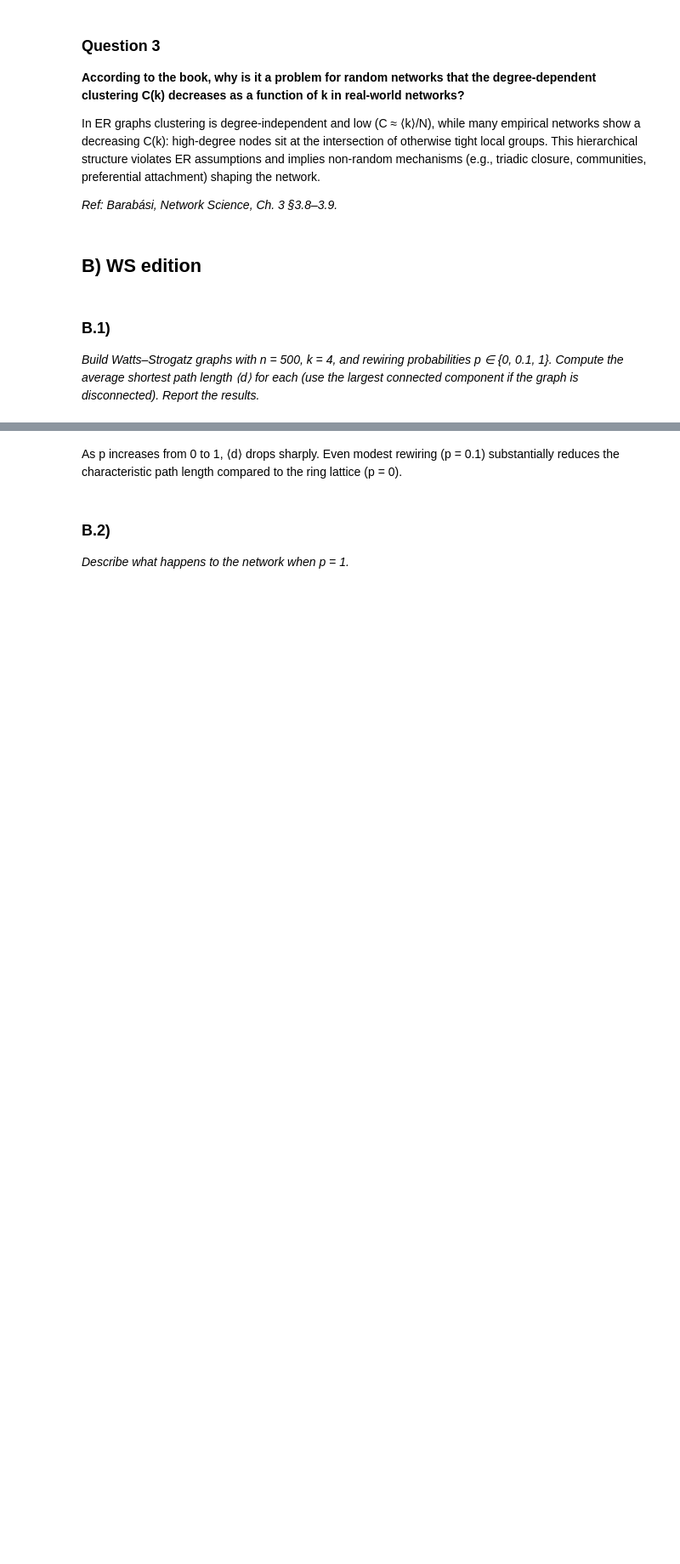
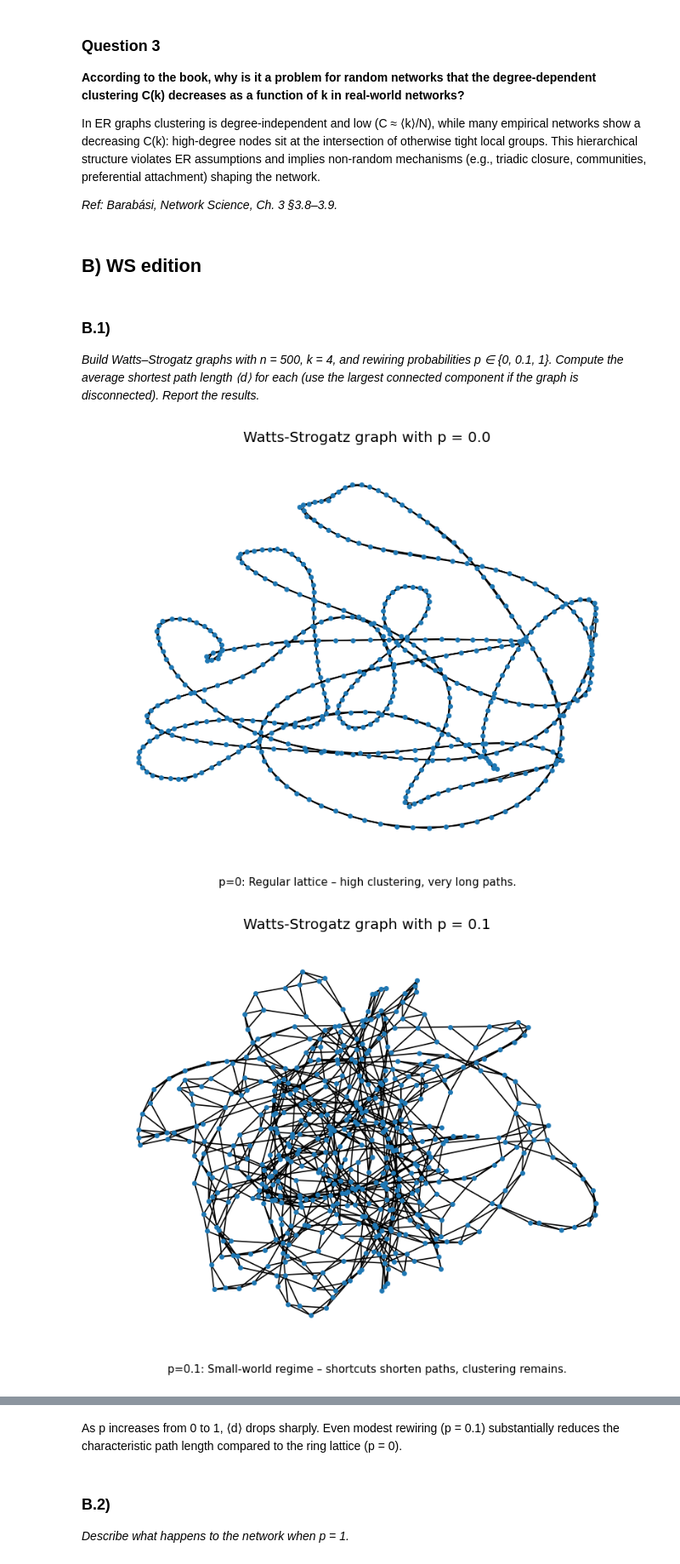
Before and after one commit to LeoItaly/02805-social-graphs-interactions, a Jupyter notebook: Assignment 1/Assignment 1.ipynb, the cells around one changed output, grey strips where cells are left out. Shown at 85% size. Saved outputs shown, nothing was run; the diff lists cells and outputs as text; code cells hidden in the pictures; blank space fills up the shorter version.

Commit message:
added plots in part 1 of as 1.1

```diff
--- a/Assignment 1/Assignment 1.ipynb
+++ b/Assignment 1/Assignment 1.ipynb
@@ -81,21 +81,38 @@ In ER graphs clustering is degree-independent and low (C ≈ ⟨k⟩/N), while m
 # %%
 n, k = 500, 4
 p_list = [0.0, 0.1, 1.0]
 
 
 # Use a fixed Random Generator to pass plain ints as seeds to NetworkX
 rng = np.random.default_rng(SEED)
 
+# Captions for each value of p
+captions = {
+    0: "p=0: Regular lattice – high clustering, very long paths.",
+    0.1: "p=0.1: Small-world regime – shortcuts shorten paths, clustering remains.",
+    1: "p=1: Random graph – minimal path length, almost no clustering."
+}
 
 results = []
 for p_val in p_list:
     # Different seeds per instance for fairness, but reproducible overall
     seed_val = int(rng.integers(1_000_000_000))
     G = nx.watts_strogatz_graph(n=n, k=k, p=p_val, seed=seed_val)
     d = avg_shortest_path_len_lcc(G)
     results.append((p_val, d))
+    # Plot the graph
+    plt.figure()
+    nx.draw(G, node_size=10)
+    plt.title('Watts-Strogatz graph with p = ' + str(p_val))
+    if p_val in captions:
+        plt.figtext(0.5, -0.05, captions[p_val], wrap=True,
+                    ha='center', fontsize=9)
+
+    plt.show()
 
 
 for prob, d_val in results:
     print(f"WS ⟨d⟩ (n={n}, k={k}, p={prob}): {d_val:.3f}")
 # %% [output]
+[figure, added]
+[figure, added]
```
Also changed, not shown: parts of 2 cells of this notebook.
